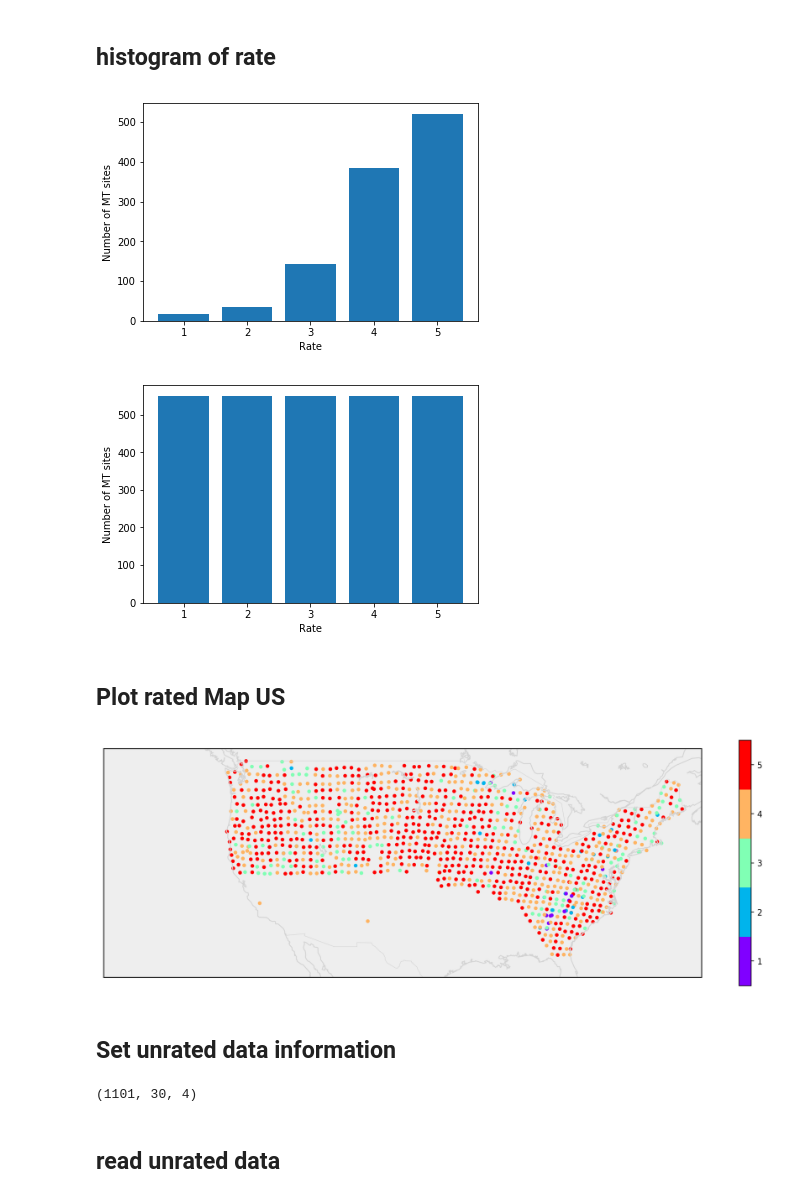
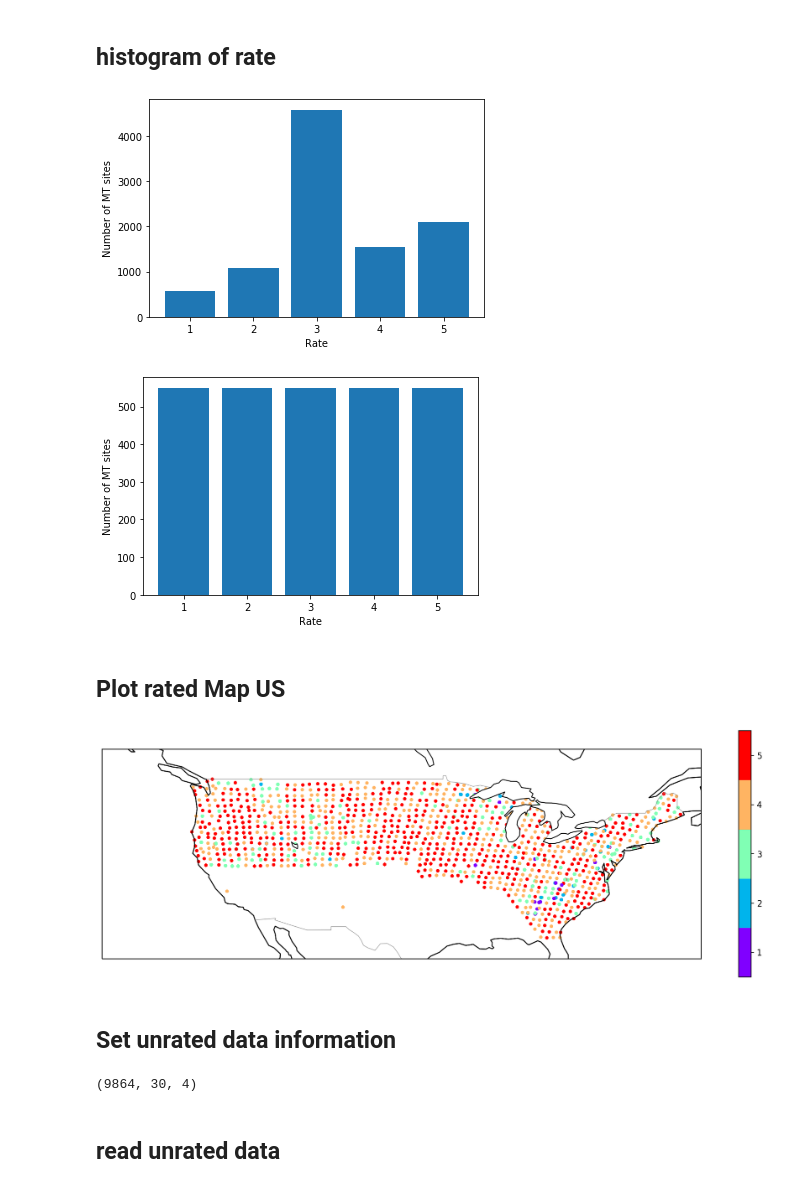
Before and after one commit to nimamura/pyMAGIQ, a Jupyter notebook: notebooks/Preprocess.ipynb, the cells around one changed output. Cells and saved outputs as stored; diff of their text form; code cells hidden in the pictures.

Commit message:
change library from cartopy to Basemap

```diff
--- a/notebooks/Preprocess.ipynb
+++ b/notebooks/Preprocess.ipynb
@@ -37,7 +37,7 @@ freqsets = [  1.367187E-01, 1.093750E-01, 8.593753E-02, 6.640627E-02, 5.078124E-
 # number of frequency used in data
 nfreq = len(freqsets)
 
-datadir = '/Users/nimamura/Library/Mobile Documents/com~apple~CloudDocs/pyMAGIQ/pyMAGIQ/survey/USArray2019March'
+datadir = '/Users/nimamura/work/pyMAGIQ/survey/USArray2020Jan_test'
 
 traindir    = datadir + '/train'
 X_trainpath = datadir + '/preprocessed/X_train.csv'
@@ -180,39 +180,39 @@ with open(SiteIDpath,'w') as output:
 # %%
 pyMAGIQ.utils.MAGIQlib.MAGIQlib.ratehistogram1d(rate_train,fname=outputpath+'/rate_hist.eps')
 # %% [output]
-[figure, old version]
+[figure, new version]
 # %%
 pyMAGIQ.utils.MAGIQlib.MAGIQlib.ratehistogram1d(rate_train_aug,fname=outputpath+'/rate_hist_aug.eps')
 # %% [output]
-[figure, old version]
+[figure, new version]
 # %% [markdown]
 ## Plot rated Map US
 # %%
 target='train'
 
-xmin = -140
+xmin = -135
 xmax = -65.0
 ymin = 28.0
-ymax = 50.0
+ymax = 47.0
 
 latlist = []
 lonlist = []
 
 # read rate
 ratelist = pyMAGIQ.utils.iofiles.io.read_rate_ytrain(y_trainpath)
 
 # read site ID
 siteIDlist = pyMAGIQ.utils.iofiles.io.read_siteID(SiteIDpath)
 
 for i in range(len(xml_train)):
     latlist.append(xml_train[i]['lat'])
     lonlist.append(xml_train[i]['lon'])
 
 # latlist,lonlist = read_lonlat(datadir,siteIDlist,target)
 fpath = outputpath+'/imageUS.eps'
 pyMAGIQ.vis.plotUSmap.plotMap(datadir,xmin,xmax,ymin,ymax,latlist,lonlist,ratelist,fpath)
 # %% [output]
-[figure, old version]
+[figure, new version]
 # %% [markdown]
 ## Set unrated data information
 # %%
@@ -226,7 +226,7 @@ nMTunrated  = len(unratedlists)
 # %%
 Zapplist.shape
 # %% [output]
-(1101, 30, 4)
+(9864, 30, 4)
 # %% [markdown]
 ## read unrated data
 # %%
```
Also changed, not shown: parts of 1 cell of this notebook, 2 other files.
